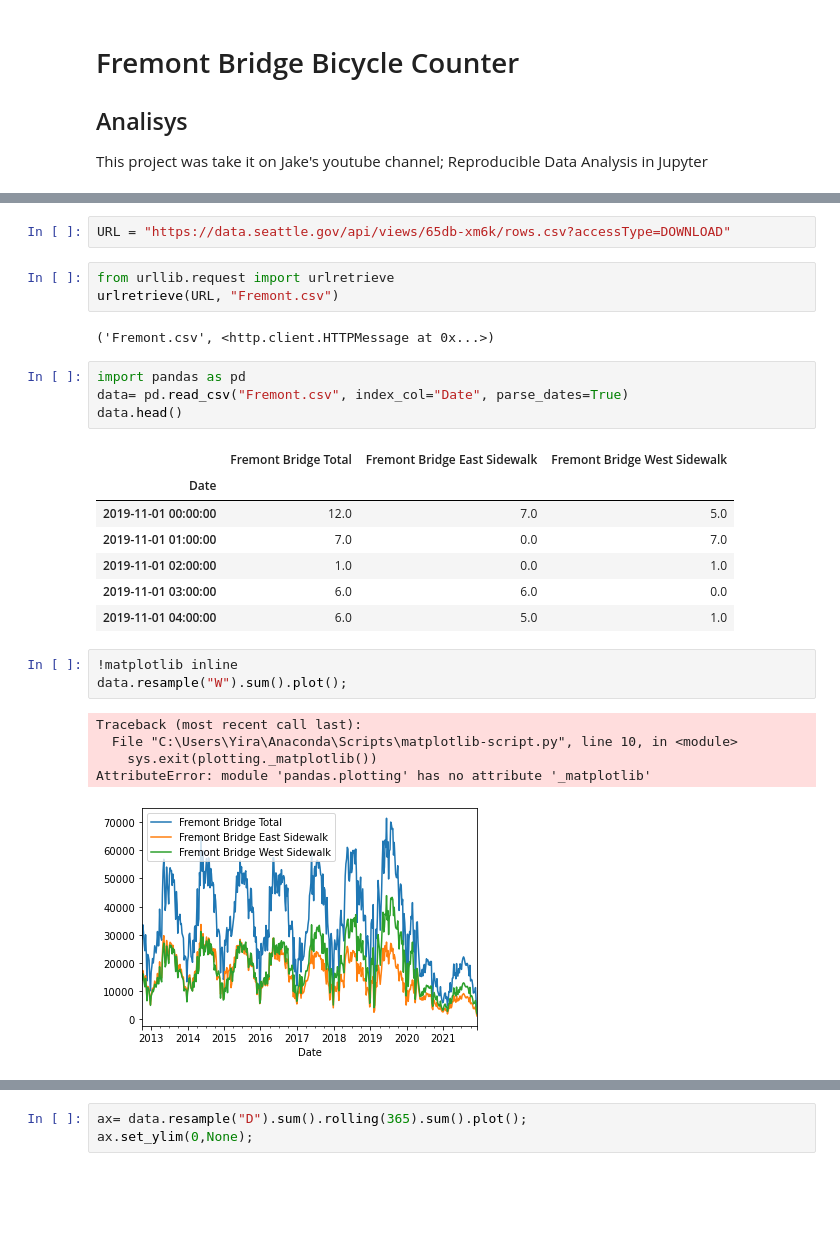
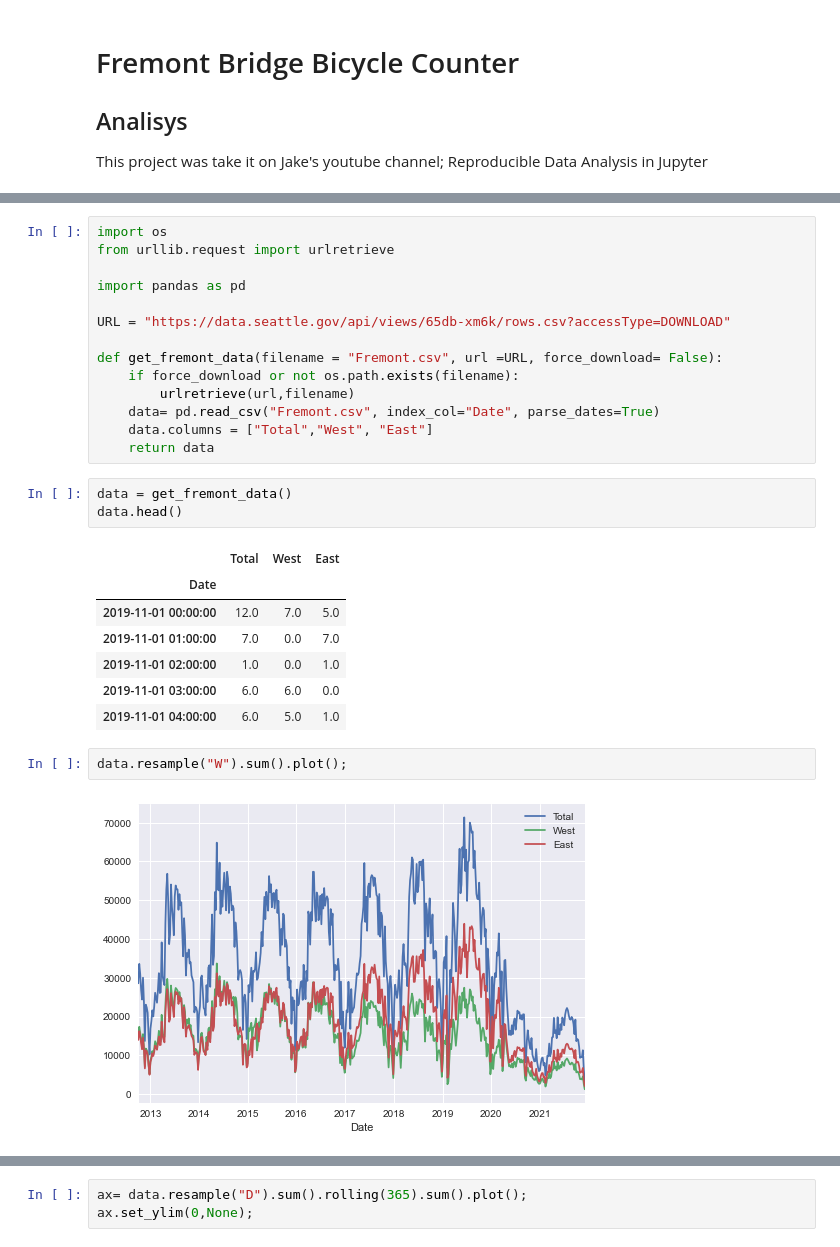
Before and after one commit to Yira-Yareth/Fremont-Bridge-Bicycle-Counter, a Jupyter notebook: Bicycle Counter.ipynb, the cells around one changed output, grey strips where cells are left out. Cells and saved outputs as stored; diff of their text form; blank space fills up the shorter version.

```diff
--- a/Bicycle Counter.ipynb
+++ b/Bicycle Counter.ipynb
@@ -7,28 +16,29 @@ This project was take it on Jake's youtube channel; Reproducible Data Analysis i
 # %%
+import os
+from urllib.request import urlretrieve
+
+import pandas as pd
+
 URL = "https://data.seattle.gov/api/views/65db-xm6k/rows.csv?accessType=DOWNLOAD"
+
+def get_fremont_data(filename = "Fremont.csv", url =URL, force_download= False):
+    if force_download or not os.path.exists(filename):
+        urlretrieve(url,filename)
+    data= pd.read_csv("Fremont.csv", index_col="Date", parse_dates=True)
+    data.columns = ["Total","West", "East"]
+    return data
-# %%
-from urllib.request import urlretrieve
-urlretrieve(URL, "Fremont.csv")
-# %% [output]
-('Fremont.csv', <http.client.HTTPMessage at 0x...>)
-# %%
-import pandas as pd
-data= pd.read_csv("Fremont.csv", index_col="Date", parse_dates=True)
-data.head()
-# %% [output]
-|  | Fremont Bridge Total | Fremont Bridge East Sidewalk | Fremont Bridge West Sidewalk |
-| Date |  |  |  |
-| 2019-11-01 00:00:00 | 12.0 | 7.0 | 5.0 |
-| 2019-11-01 01:00:00 | 7.0 | 0.0 | 7.0 |
-| 2019-11-01 02:00:00 | 1.0 | 0.0 | 1.0 |
-| 2019-11-01 03:00:00 | 6.0 | 6.0 | 0.0 |
-| 2019-11-01 04:00:00 | 6.0 | 5.0 | 1.0 |
+# %%
+data = get_fremont_data()
+data.head()
+# %% [output]
+|  | Total | West | East |
+| Date |  |  |  |
+| 2019-11-01 00:00:00 | 12.0 | 7.0 | 5.0 |
+| 2019-11-01 01:00:00 | 7.0 | 0.0 | 7.0 |
+| 2019-11-01 02:00:00 | 1.0 | 0.0 | 1.0 |
+| 2019-11-01 03:00:00 | 6.0 | 6.0 | 0.0 |
+| 2019-11-01 04:00:00 | 6.0 | 5.0 | 1.0 |
 # %%
-!matplotlib inline
 data.resample("W").sum().plot();
 # %% [output]
-Traceback (most recent call last):
-  File "C:\Users\Yira\Anaconda\Scripts\matplotlib-script.py", line 10, in <module>
-    sys.exit(plotting._matplotlib())
-AttributeError: module 'pandas.plotting' has no attribute '_matplotlib'
-[figure, old version]
+[figure, new version]
```
Also changed, not shown: parts of 5 cells of this notebook.
